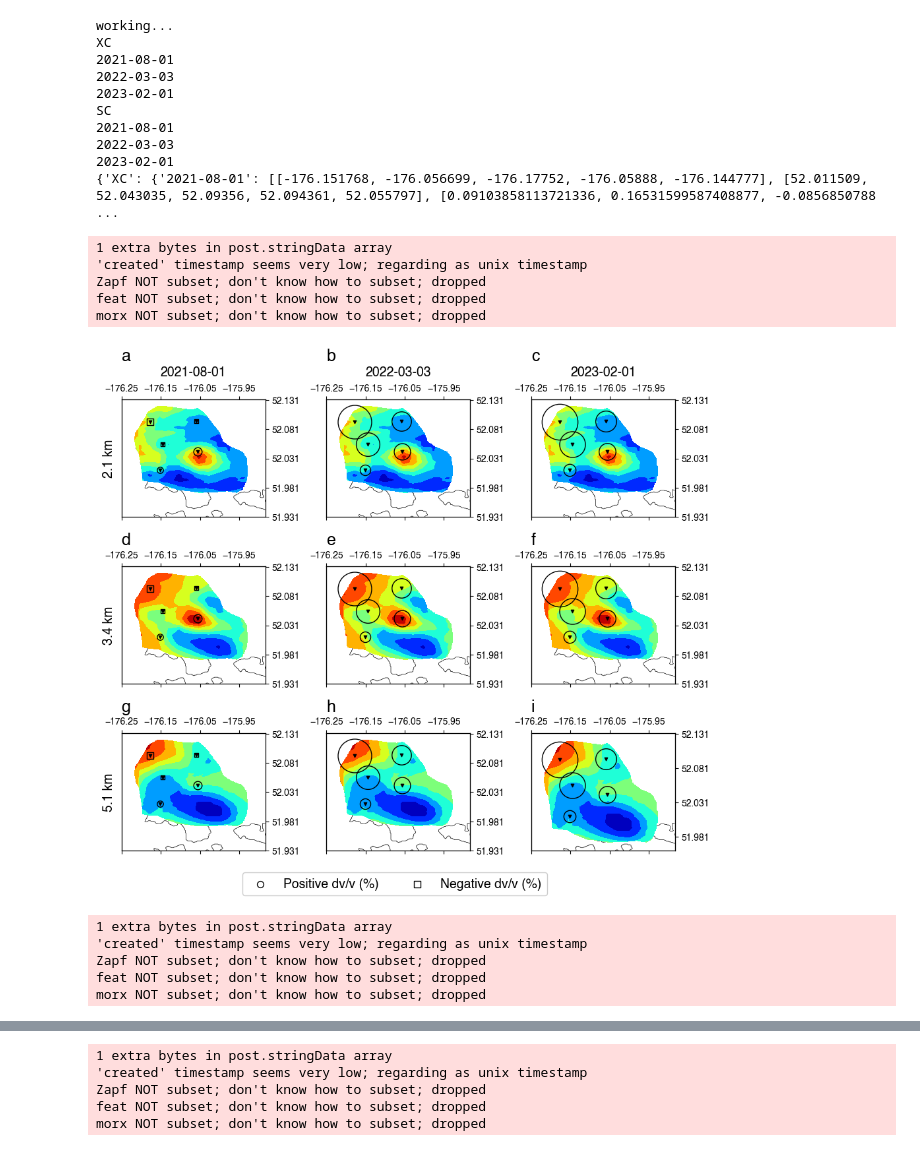
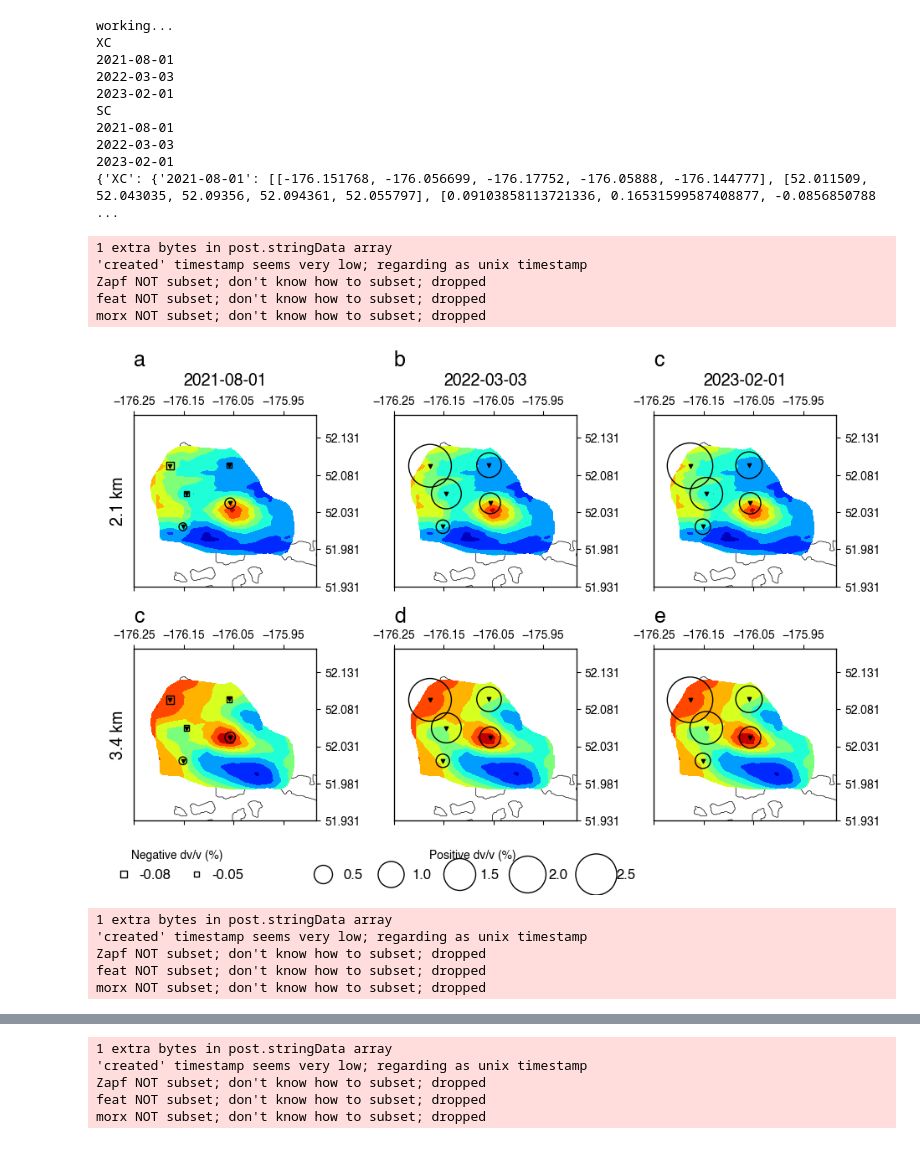
Before and after one commit to xtyangpsp/Paper_GreatSitkinDvv2024, a Jupyter notebook: dvv_results/dvv_plotting_final.ipynb, the cells around one changed output, grey strips where cells are left out. Saved outputs shown, nothing was run; the diff lists cells and outputs as text; code cells hidden in the pictures.

Commit message:
scaled symbol for spatial dv/v

```diff
--- a/dvv_results/dvv_plotting_final.ipynb
+++ b/dvv_results/dvv_plotting_final.ipynb
@@ -576,7 +581,7 @@ llcrnrlat = np.min(lat)-0.03
 urcrnrlon = np.max(lon)+0.03
 urcrnrlat = np.max(lat)+0.03
 
-depths_idx = [29,40,53]
+depths_idx = [29,40]
 
 #### everything below in for loop
 for d_idx in depths_idx:
@@ -633,8 +638,18 @@ SC
 2023-02-01
 {'XC': {'2021-08-01': [[-176.151768, -176.056699, -176.17752, -176.05888, -176.144777], [52.011509, 52.043035, 52.09356, 52.094361, 52.055797], [0.09103858113721336, 0.16531599587408877, -0.0856850788 ...
 # %%
+pos_legend_values=np.arange(0.1,2.1,0.5)
+symbol_scale=500
+legend_number_pos=5
+legend_number_neg=2
+kw_pos = dict(prop="sizes", num=legend_number_pos, color='w', markeredgecolor="k",fmt="{x:.1f}",
+          func=lambda s: s/symbol_scale)
+kw_neg = dict(prop="sizes", num=legend_number_neg, color='w', markeredgecolor="k",fmt="{x:.2f}",
+          func=lambda s: -1.0*s/symbol_scale)
 for comp in comppair:
-    fig, ax = plt.subplots(3,3,figsize=(9.5,8))
+    sc_neg_legend=[]
+    sc_pos_legend=[]
+    fig, ax = plt.subplots(2,3,figsize=(9.5,6))
     for k in range(ax.shape[1]):
         for j in range(ax.shape[0]):
             m = Basemap(projection='tmerc', lat_0 = lat_center, lon_0 = lon_center,\
@@ -648,54 +663,59 @@ for comp in comppair:
             deep = str(round(depth[depths_idx[j]],2))
             ax2 = ax[j,k].twinx().twiny()
             ax2.set_xlim(llcrnrlon,urcrnrlon)
 
         # # # #contour labels
             CS = ax2.contourf(lon,lat,vs[depths_idx[j]], cmap = contour_cmap,zorder=0)
             # ax2.clabel(CS, CS.levels, inline=True, fontsize=fontsize*.75)
-            for i in range(len(dvv_select[comp][dateselect[k]][2])):
-                dv_temp2=dvv_select[comp][dateselect[k]][2][i]
-                if dv_temp2 >= 0:
-                    col = pos_color
-                    alpha_val = pos_alpha
-                    marker=pos_marker
-                else:
-                    col = neg_color
-                    alpha_val = neg_alpha
-                    marker=neg_marker
-                sc = ax2.scatter(dvv_select[comp][dateselect[k]][0][i], dvv_select[comp][dateselect[k]][1][i], s=500*np.absolute(dv_temp2), \
-                        alpha = alpha_val,linewidth = 1,color=col,edgecolor = (0,0,0,1),marker =marker,zorder=30)
+            dv_temp2=np.array(dvv_select[comp][dateselect[k]][2])
+            pos_idx=np.where((dv_temp2>=0))[0]
+            neg_idx=np.where((dv_temp2<0))[0]
+            dv_pos=dv_temp2[pos_idx]
+            dv_neg=dv_temp2[neg_idx]
+            sc_pos = ax2.scatter(np.array(dvv_select[comp][dateselect[k]][0])[pos_idx], np.array(dvv_select[comp][dateselect[k]][1])[pos_idx], s=symbol_scale*np.absolute(dv_pos), \
+                    alpha = pos_alpha,linewidth = 1,color=pos_color,edgecolor = (0,0,0,1),marker =pos_marker,zorder=30)
+            sc_neg = ax2.scatter(np.array(dvv_select[comp][dateselect[k]][0])[neg_idx], np.array(dvv_select[comp][dateselect[k]][1])[neg_idx], s=symbol_scale*np.absolute(dv_neg), \
+                    alpha = neg_alpha,linewidth = 1,color=neg_color,edgecolor = (0,0,0,1),marker =neg_marker,zorder=30)
+            if k==0 and j==0:
+                sc_neg_legend=sc_neg
+            if k==1 and j==0:
+                sc_pos_legend=sc_pos
             ax2.scatter(stainfo.longitude, stainfo.latitude, c='black',s=10,marker ='v',zorder=35)
             ax2.set_xticks(ticks=np.arange(llcrnrlon,urcrnrlon,0.1))
             ax2.set_yticks(ticks=np.arange(llcrnrlat,urcrnrlat,0.05))
             ax2.tick_params(left=True, bottom=True,top=True,right=True)
             ax2.set_title(figlabels[j*ax.shape[0]+k], fontsize=18,loc='left')
+
+            ax2.set_xlim(llcrnrlon,urcrnrlon)
+            ax2.set_ylim(llcrnrlat,urcrnrlat)
+
+            #add labels for dates of dv/v and depths of shear-wave velocity.
             if j==0:
                 ax[j,k].set_xlabel(dvv_dates[k], labelpad = fontsize*1.8, fontsize = fontsize)
                 ax[j,k].xaxis.set_label_position('top')
             if k==0:
                 ax[j,k].set_ylabel(str(round(depth[depths_idx[j]],1))+' km',labelpad = fontsize*.5,\
                             fontsize = fontsize)
                 ax[j,k].yaxis.set_label_position('left')
             # if k==ax.shape[1]-1:
             #     plt.colorbar(CS,ax=ax[j,k],label='Vs (km/s)')
-
-    neg_circle = plt.scatter([], [], color=neg_color, marker=neg_marker, edgecolor='k',
-                            s=50, label='Negative dv/v (%)')
-    pos_circle = plt.scatter([], [], color=neg_color, marker=pos_marker, edgecolor='k',
-                            s=50, label='Positive dv/v (%)')
-
-    fig.legend(handles=[pos_circle, neg_circle],fontsize = fontsize,\
-            framealpha=1, ncol = 4, bbox_to_anchor=(.735, -0.0))
+    #
+    handles_neg, labels = sc_neg_legend.legend_elements(**kw_neg)
+    legend1 = fig.legend(handles_neg, labels, ncol=legend_number_neg,loc="center left", columnspacing=0.8,title="Negative dv/v (%)",
+                         bbox_to_anchor=(0.0,-0.05),fontsize=12, frameon=False,handletextpad=0.1)
+    handles_pos, labels = sc_pos_legend.legend_elements(**kw_pos)
+    legend2 = fig.legend(handles_pos, labels, ncol=legend_number_pos,loc="center left", columnspacing=1, title="Positive dv/v (%)",
+                         bbox_to_anchor=(0.25,-0.05),fontsize=12, frameon=False,handletextpad=0.5)
     plt.tight_layout()
     plt.savefig(figdir+'/dvv_vs_model_'+comp+'_'+freqtag+'.pdf',format = 'pdf', dpi=300 )
     plt.show()
 # %% [output]
 1 extra bytes in post.stringData array
 'created' timestamp seems very low; regarding as unix timestamp
 Zapf NOT subset; don't know how to subset; dropped
 feat NOT subset; don't know how to subset; dropped
 morx NOT subset; don't know how to subset; dropped
-[figure, old version]
+[figure, new version]
 1 extra bytes in post.stringData array
 'created' timestamp seems very low; regarding as unix timestamp
 Zapf NOT subset; don't know how to subset; dropped
```
Also changed, not shown: parts of 3 cells of this notebook.
